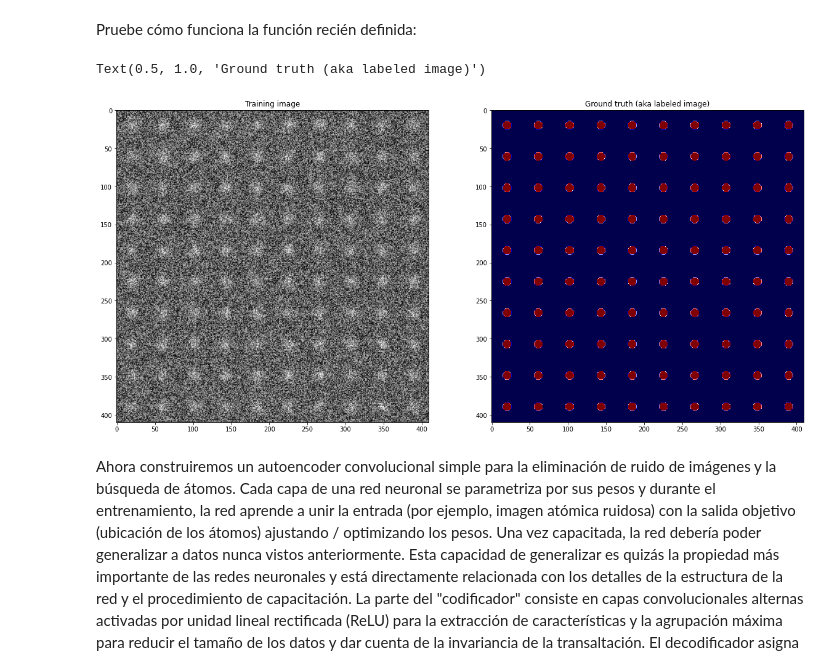
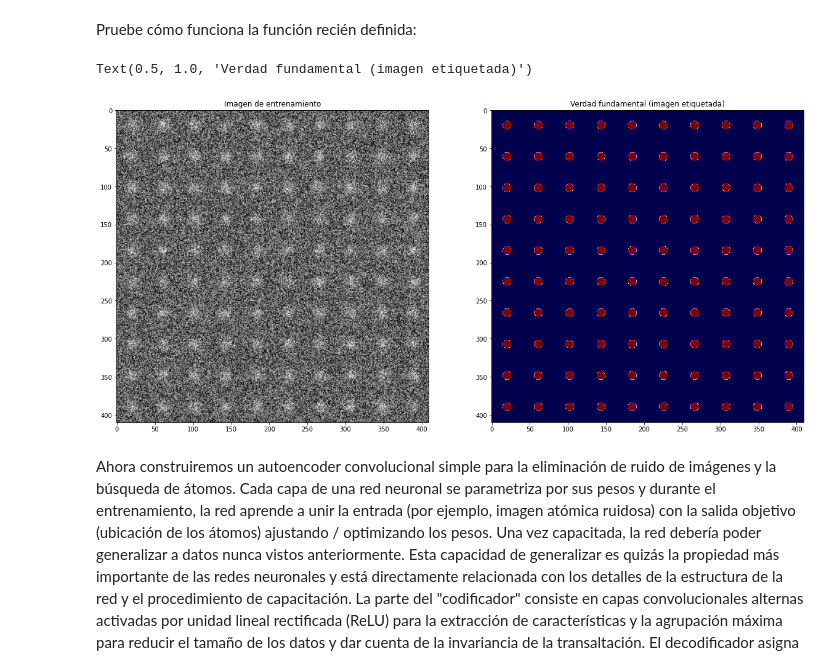
Before and after one commit to nicolegg/Torch_Colab, a Jupyter notebook: TorchMatriz.ipynb, the cells around one changed output. Saved outputs shown, nothing was run; the diff lists cells and outputs as text; code cells hidden in the pictures.

```diff
--- a/TorchMatriz.ipynb
+++ b/TorchMatriz.ipynb
@@ -358,13 +365,13 @@ Pruebe cómo funciona la función recién definida:
 # %%
 atomic_lattice_noisy, atomic_lattice_labels = lattice_generation(atom, label, noise_level=3)
 ig, (ax1, ax2) = plt.subplots(nrows=1, ncols=2, figsize=(20, 12))
 ax1.imshow(atomic_lattice_noisy[0, 0, :, :], cmap='gray')
-ax1.set_title("Training image")
+ax1.set_title("Imagen de entrenamiento")
 ax2.imshow(atomic_lattice_labels[0, 0, :, :], cmap='seismic')
-ax2.set_title("Ground truth (aka labeled image)")
+ax2.set_title("Verdad fundamental (imagen etiquetada)")
 # %% [output]
-Text(0.5, 1.0, 'Ground truth (aka labeled image)')
+Text(0.5, 1.0, 'Verdad fundamental (imagen etiquetada)')
-[figure, old version]
+[figure, new version]
 # %% [markdown]
 Ahora construiremos un autoencoder convolucional simple para la eliminación de ruido de imágenes y la búsqueda de átomos. Cada capa de una red neuronal se parametriza por sus pesos y durante el entrenamiento, la red aprende a unir la entrada (por ejemplo, imagen atómica ruidosa) con la salida objetivo (ubicación de los átomos) ajustando / optimizando los pesos. Una vez capacitada, la red debería poder generalizar a datos nunca vistos anteriormente. Esta capacidad de generalizar es quizás la propiedad más importante de las redes neuronales y está directamente relacionada con los detalles de la estructura de la red y el procedimiento de capacitación. La parte del "codificador" consiste en capas convolucionales alternas activadas por unidad lineal rectificada (ReLU) para la extracción de características y la agrupación máxima para reducir el tamaño de los datos y dar cuenta de la invariancia de la transaltación. El decodificador asigna las características extraídas (en este caso, asociadas con "contornos atómicos") a la resolución de la imagen de entrada. El decodificador tiene las mismas capas convolucionales que el codificador pero en el orden inverso y las capas de muestreo ascendente en lugar de las capas de agrupación máxima. La capa final clasifica cada píxel de la imagen como perteneciente al átomo o al "fondo".
 # %%
```
Also changed, not shown: parts of 16 cells of this notebook.
